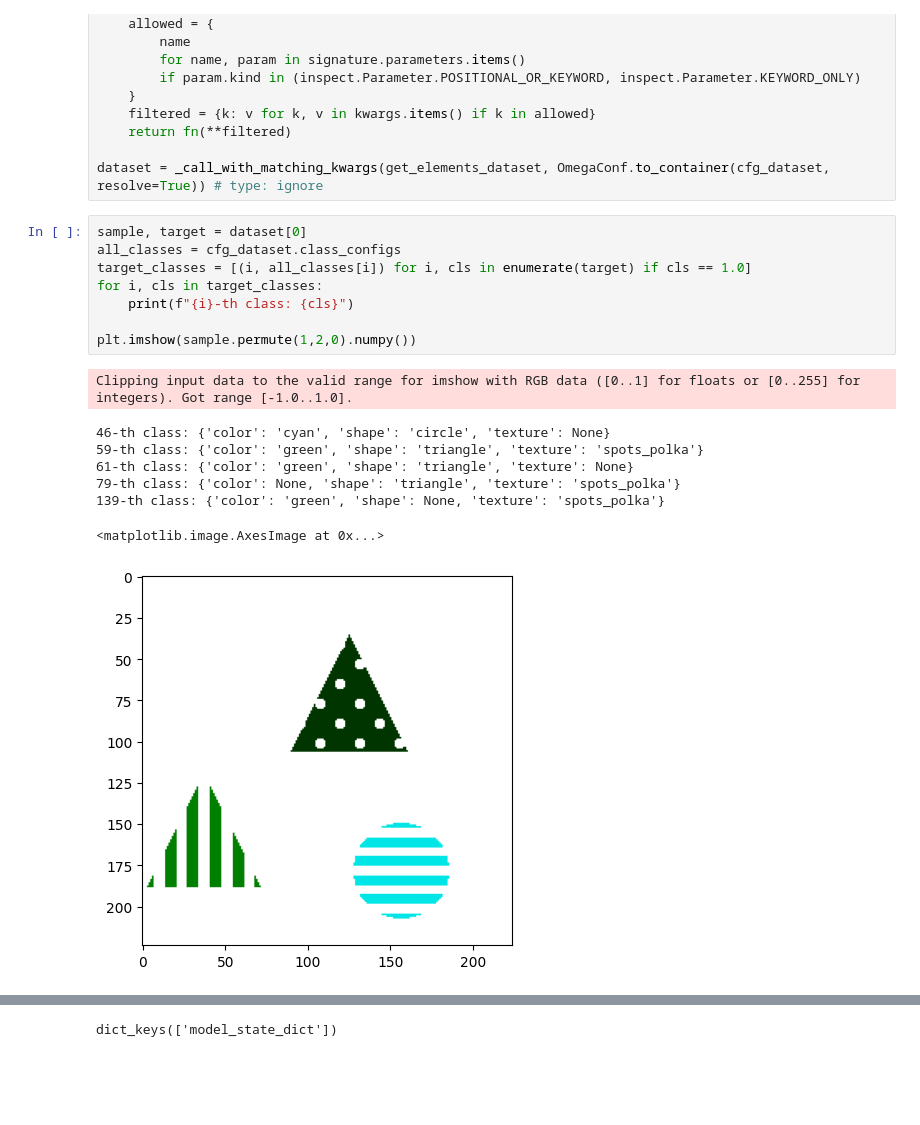
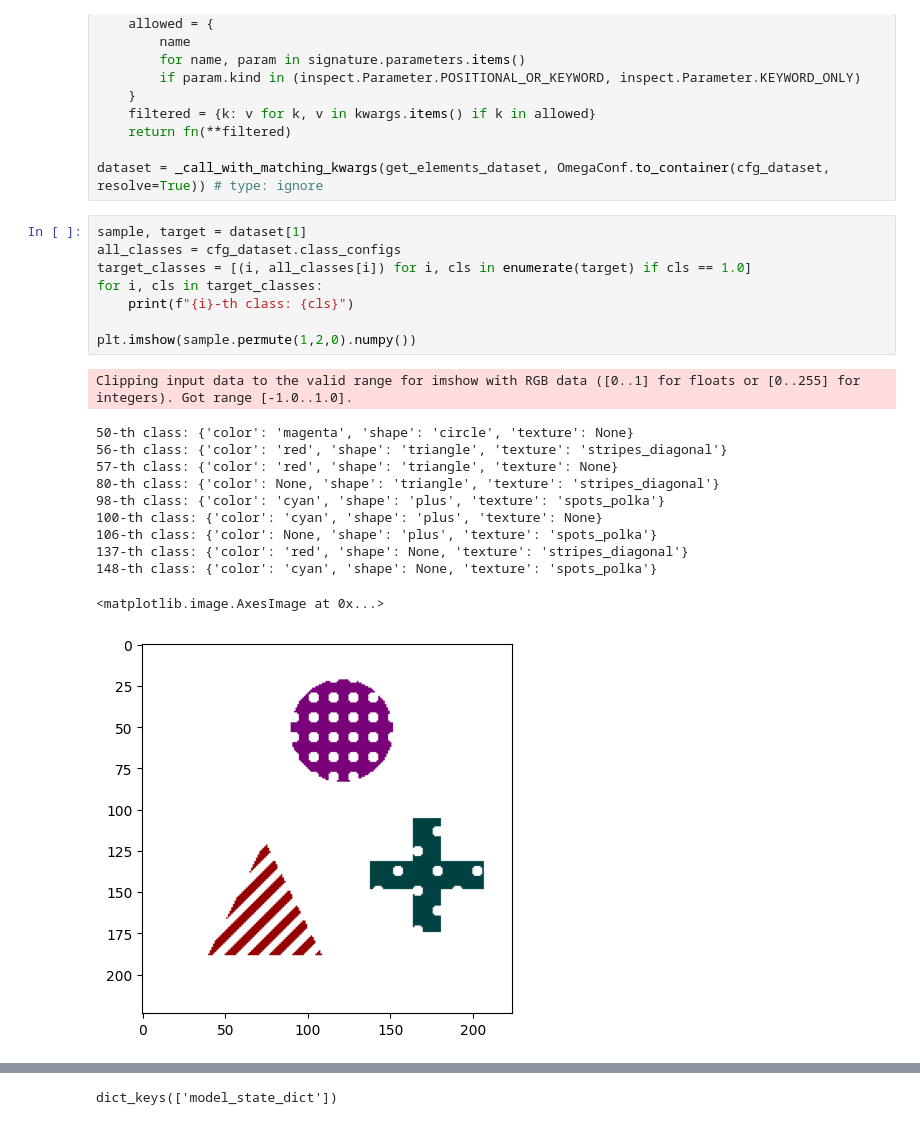
Before and after one commit to erenerogullari/cav-disentanglement, a Jupyter notebook: DELETE/delete.ipynb, the cells around one changed output, grey strips where cells are left out. Saved outputs shown, nothing was run; the diff lists cells and outputs as text; blank space fills up the shorter version.

```diff
--- a/DELETE/delete.ipynb
+++ b/DELETE/delete.ipynb
@@ -100,22 +100,26 @@ def _call_with_matching_kwargs(fn, kwargs: Dict) -> object:
 
 dataset = _call_with_matching_kwargs(get_elements_dataset, OmegaConf.to_container(cfg_dataset, resolve=True)) # type: ignore
 # %%
-sample, target = dataset[0]
+sample, target = dataset[1]
 all_classes = cfg_dataset.class_configs
 target_classes = [(i, all_classes[i]) for i, cls in enumerate(target) if cls == 1.0]
 for i, cls in target_classes:
     print(f"{i}-th class: {cls}")
 
 plt.imshow(sample.permute(1,2,0).numpy())
 # %% [output]
 Clipping input data to the valid range for imshow with RGB data ([0..1] for floats or [0..255] for integers). Got range [-1.0..1.0].
-46-th class: {'color': 'cyan', 'shape': 'circle', 'texture': None}
-59-th class: {'color': 'green', 'shape': 'triangle', 'texture': 'spots_polka'}
-61-th class: {'color': 'green', 'shape': 'triangle', 'texture': None}
-79-th class: {'color': None, 'shape': 'triangle', 'texture': 'spots_polka'}
-139-th class: {'color': 'green', 'shape': None, 'texture': 'spots_polka'}
+50-th class: {'color': 'magenta', 'shape': 'circle', 'texture': None}
+56-th class: {'color': 'red', 'shape': 'triangle', 'texture': 'stripes_diagonal'}
+57-th class: {'color': 'red', 'shape': 'triangle', 'texture': None}
+80-th class: {'color': None, 'shape': 'triangle', 'texture': 'stripes_diagonal'}
+98-th class: {'color': 'cyan', 'shape': 'plus', 'texture': 'spots_polka'}
+100-th class: {'color': 'cyan', 'shape': 'plus', 'texture': None}
+106-th class: {'color': None, 'shape': 'plus', 'texture': 'spots_polka'}
+137-th class: {'color': 'red', 'shape': None, 'texture': 'stripes_diagonal'}
+148-th class: {'color': 'cyan', 'shape': None, 'texture': 'spots_polka'}
 <matplotlib.image.AxesImage at 0x...>
-[figure, old version]
+[figure, new version]
 # %%
 logits = model(sample.unsqueeze(0)).squeeze(0)
 probs = torch.sigmoid(logits)
```
Also changed, not shown: parts of 1 cell of this notebook, 19 other files.
